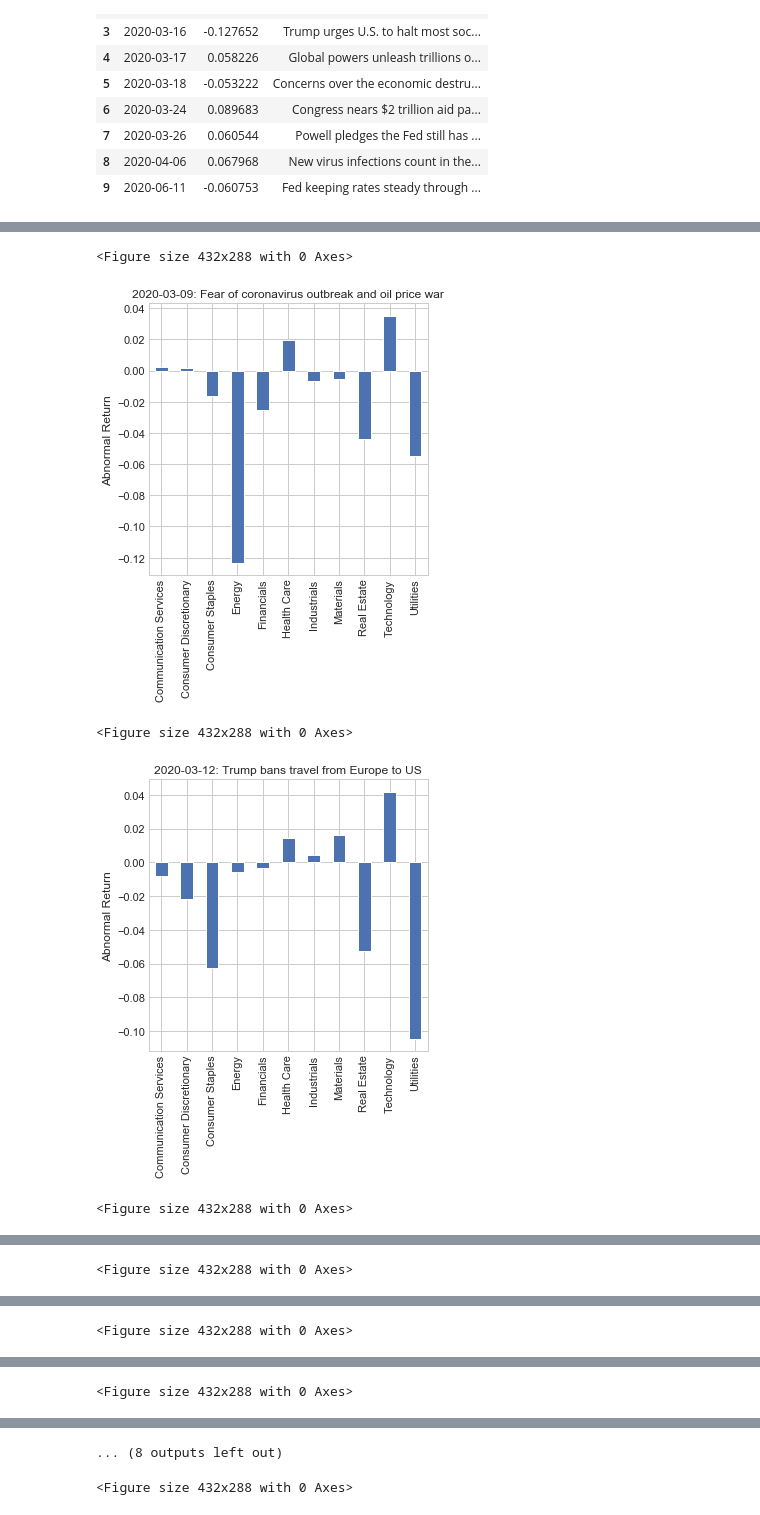
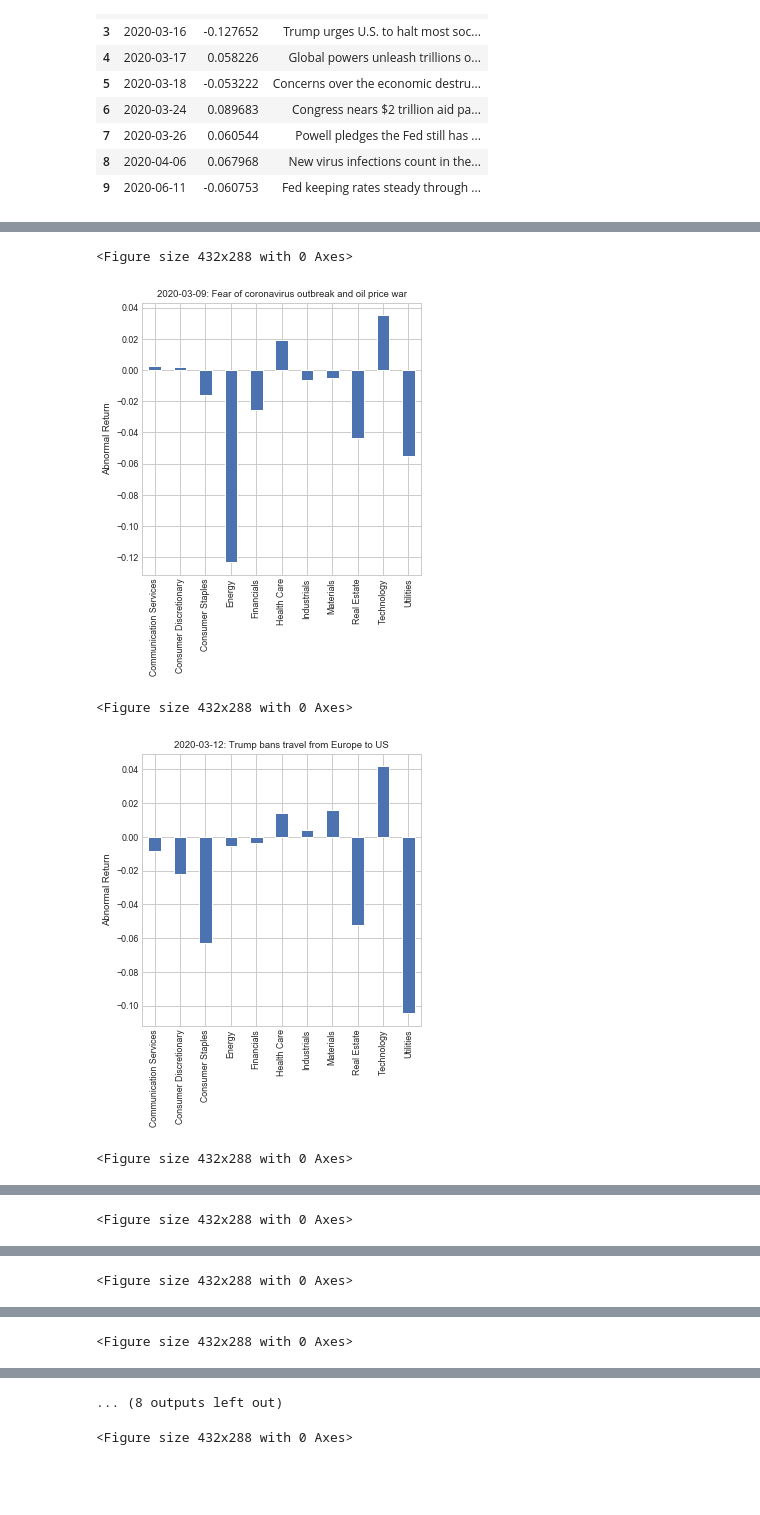
Before and after one commit to fk652/Big_Data_Project-Fall_2020, a Jupyter notebook: data-analysis/S&P500_sector_analysis.ipynb, the cells around one changed output, grey strips where cells are left out. Drawn from its saved outputs; the diff is of its cells as text; code cells hidden in the pictures; blank space fills up the shorter version.

```diff
--- a/data-analysis/S&P500_sector_analysis.ipynb
+++ b/data-analysis/S&P500_sector_analysis.ipynb
@@ -77,7 +76,7 @@ fig.savefig('sectors_cum_returns.png')
 
 #Pre-Covid window period - Nov 18, 2019 to February 19, 2020
 sp500_pre = sp500['SP500 Log']['2019-11-18':'2020-02-19'] # starts on 11/18/19 since log return=0 on 11/15/19
-sector_pre = sector[['Symbol','Log Return']]['2019-11-18':'2020-02-19']
+sector_pre = sector[['Name','Log Return']]['2019-11-18':'2020-02-19']
 
 sp_all_pre = pd.concat([(sector_pre), (sp500_pre)],
                       axis = 'columns', join = 'inner')
@@ -104,10 +103,13 @@ def regress(data,yvar,xvars):
     #print(dir(result))
     return (result.params.round(5).tolist(), result.rsquared.round(2), result.pvalues['SP500 Log'].round(3))
 
-param = sp_all_pre.groupby('Symbol').apply(regress,'Log Return',['SP500 Log'])
+param = sp_all_pre.groupby('Name').apply(regress,'Log Return',['SP500 Log'])
 
-df=pd.DataFrame(param.tolist(), columns=['Param','R2','p value'], index=param.index)
-df[['Intercept','Coeff']]= pd.DataFrame(df['Param'].tolist(), index=df.index)
+df=pd.DataFrame(param.tolist(), columns=['Param','R2','p-value'], index=param.index)
+df[['Intercept','Coefficient']]= pd.DataFrame(df['Param'].tolist(), index=df.index)
 df = df.drop(columns=['Param'])
+cols = df.columns.tolist()
+cols = cols[-2:] + cols[:-2]
+df = df[cols]
 df.head(11)
 # %% [output]
@@ -151,16 +153,16 @@ sp500_events.head(10)
 
 sector=sector.reset_index()
 sector_reg = pd.merge(sector, df,
-                          left_on='Symbol',
-                          right_on='Symbol')
+                          left_on='Name',
+                          right_on='Name')
 
 event_days = pd.merge(sector_reg, sp500_events,
                           left_on='Date',
                           right_on='Date')
 
 event_days = event_days.set_index('Date')
-event_days=event_days.drop(columns=['CumulativeSum', 'R2', 'p value'])
-event_days['Expected Return'] = event_days['Intercept'] + (event_days['Coeff']*event_days['SP500 Log'])
+event_days=event_days.drop(columns=['CumulativeSum', 'R2', 'p-value'])
+event_days['Expected Return'] = event_days['Intercept'] + (event_days['Coefficient']*event_days['SP500 Log'])
 event_days['Abnormal Return'] = event_days['Log Return']-event_days['Expected Return']
 
 event_days.head()
@@ -175,26 +177,26 @@ event_days.head()
 # %%
 #Plot abnormal returns for each date
 
 dates = ['2020-03-09','2020-03-12','2020-03-13','2020-03-16', '2020-03-17', '2020-03-18', '2020-03-24',
          '2020-03-26','2020-04-06','2020-06-11']
 news = event_days['News'].drop_duplicates().to_list()
 
 event = [(dates[i], news[i]) for i in range(0, len(dates))]
 #print(event)
 
-sns.set(font_scale=1)
+sns.set(font_scale=0.8)
 plt.style.use('seaborn-whitegrid')
 
 for (d,n) in event:
     fig = plt.figure()
     event_days_sum= event_days[d:d].groupby("Name").sum()
     event_days_sum[['Abnormal Return']].plot.bar(figsize=(5,5),title =  d +': '+ n , legend = False)
     plt.xlabel("")
     plt.ylabel("Abnormal Return")
     plt.savefig('sectors_abn_returns'+d+'.png')
 # %% [output]
 <Figure size 432x288 with 0 Axes>
-[figure, old version]
+[figure, new version]
 <Figure size 432x288 with 0 Axes>
-[figure, old version]
+[figure, new version]
 <Figure size 432x288 with 0 Axes>
```
Also changed, not shown: parts of 7 cells of this notebook, 5 other files.
